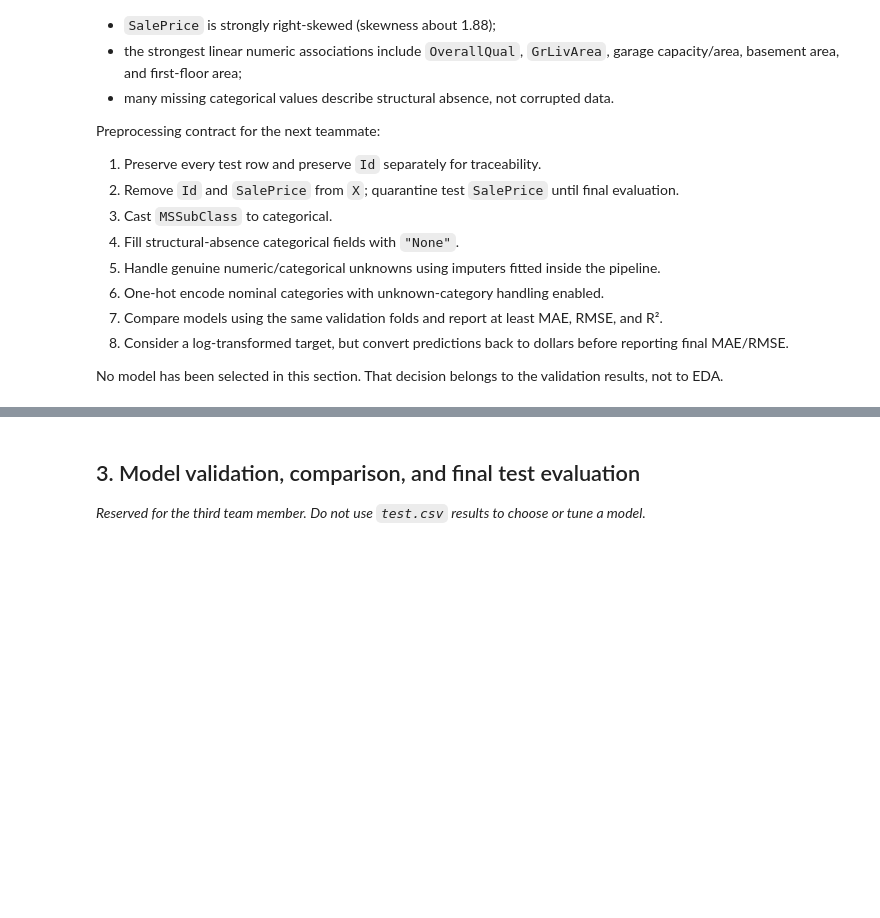
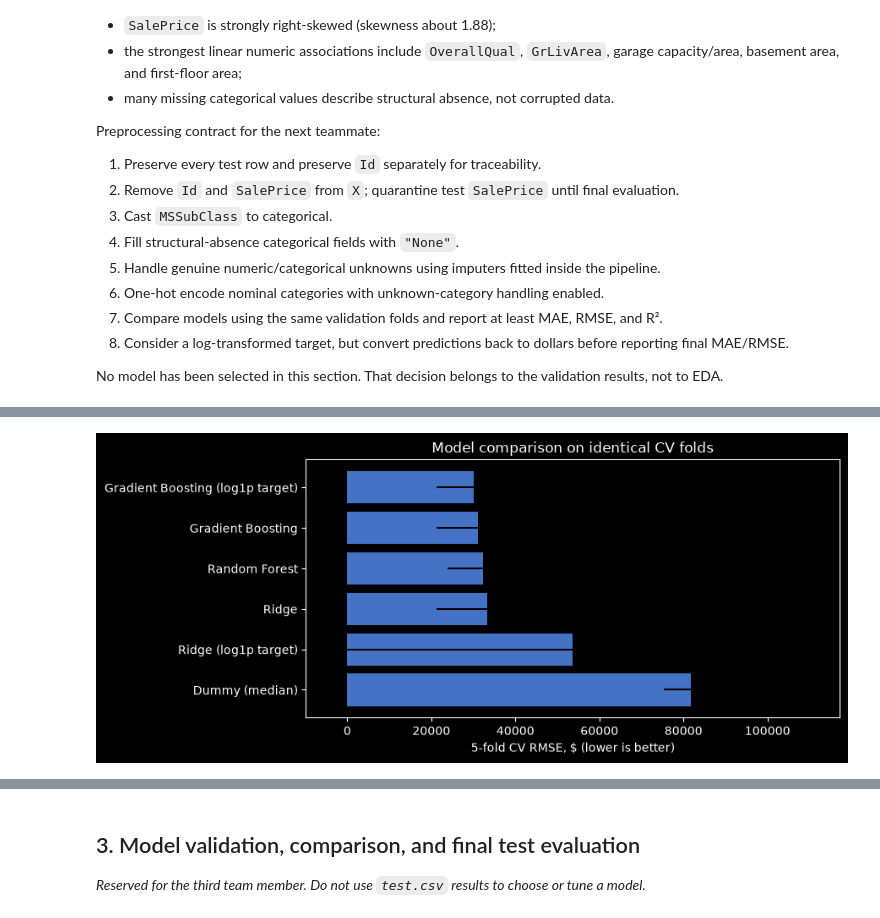
Before and after one commit to dench1k1ng/ml_midterm, a Jupyter notebook: main.ipynb, the cells around one changed output, grey strips where cells are left out. Drawn from its saved outputs; the diff is of its cells as text; code cells hidden in the pictures; blank space fills up the shorter version.

```diff
--- a/main.ipynb
+++ b/main.ipynb
@@ -431,0 +489,16 @@ _Reserved for the second team member._
+# %%
+cv = KFold(n_splits=5, shuffle=True, random_state=RANDOM_STATE)  # same folds for every model
+scoring = {"MAE": "neg_mean_absolute_error", "RMSE": "neg_root_mean_squared_error", "R2": "r2"}
+
+rows = []
+for name, model in models.items():
+    scores = cross_validate(model, X, y, cv=cv, scoring=scoring)
+    row = {"model": name}
+    for metric in scoring:
+        values = scores[f"test_{metric}"] * (-1 if metric != "R2" else 1)
+        row[f"{metric}_mean"], row[f"{metric}_std"] = values.mean(), values.std()
+    rows.append(row)
+
+cv_results = pd.DataFrame(rows).set_index("model").sort_values("RMSE_mean")
+cv_results.to_csv(ARTIFACT_DIR / "cv_results.csv")
+display(cv_results.style.format({c: "{:,.0f}" for c in cv_results if not c.startswith("R2")} | {"R2_mean": "{:.3f}", "R2_std": "{:.3f}"}))
@@ -431,0 +514,11 @@ _Reserved for the second team member._
+# %%
+fig, ax = plt.subplots(figsize=(9, 4))
+ordered = cv_results.sort_values("RMSE_mean", ascending=False)
+ax.barh(ordered.index, ordered["RMSE_mean"], xerr=ordered["RMSE_std"], color="#4472C4")
+ax.set_xlabel("5-fold CV RMSE, $ (lower is better)")
+ax.set_title("Model comparison on identical CV folds")
+fig.tight_layout()
+fig.savefig(ARTIFACT_DIR / "cv_rmse_comparison.png", dpi=150)
+plt.show()
+# %% [output]
+[figure, added]
```
Also changed, not shown: parts of 12 cells of this notebook, 5 other files.
